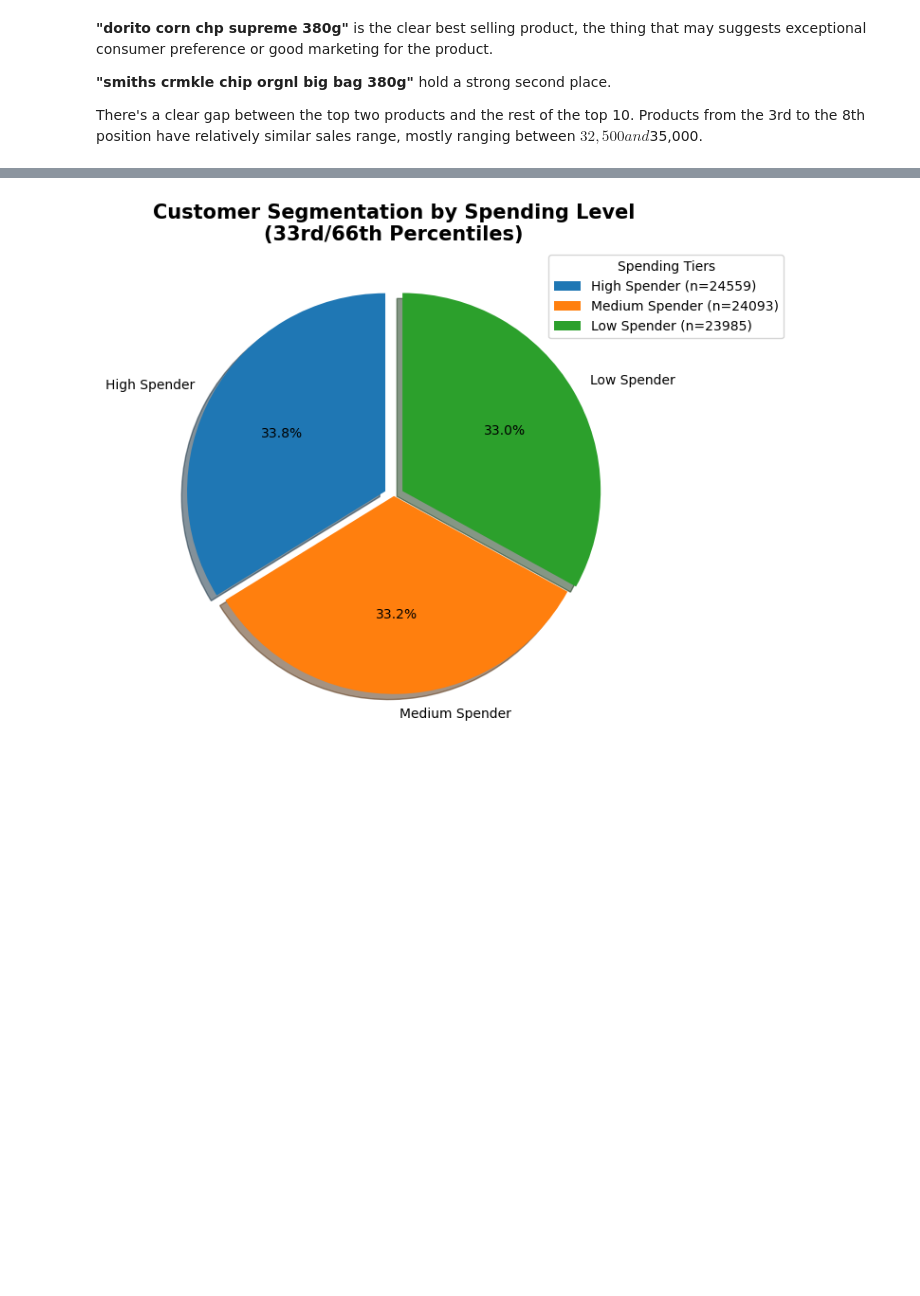
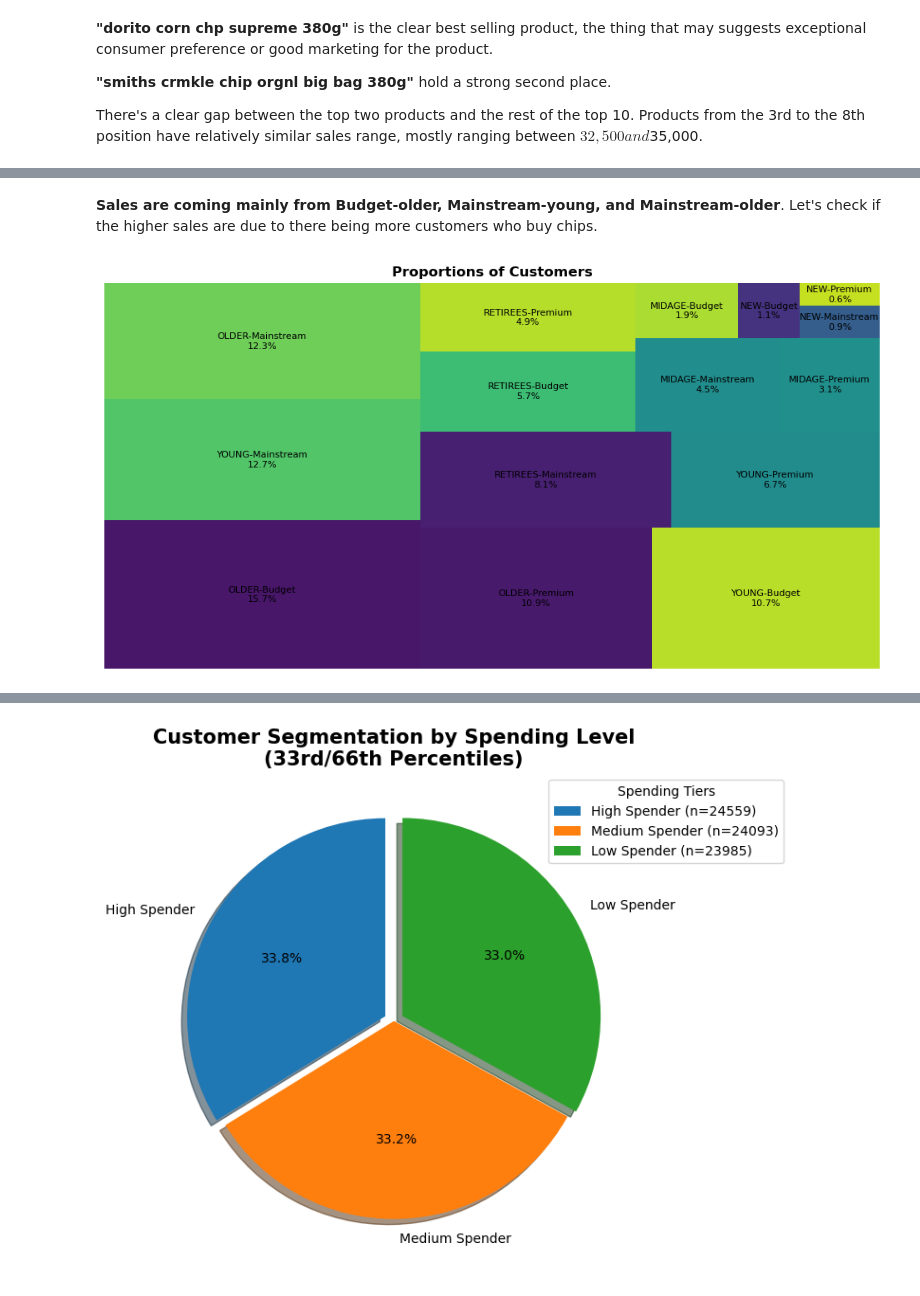
Before and after one commit to bn-khalifa/RetailTrialImpactAnalysis, a Jupyter notebook: 1st_Sprint/RetailStrategy&Analytics.ipynb, the cells around one changed output, grey strips where cells are left out. Saved outputs shown, nothing was run; the diff lists cells and outputs as text; code cells hidden in the pictures; blank space fills up the shorter version.

```diff
--- a/1st_Sprint/RetailStrategy&Analytics.ipynb
+++ b/1st_Sprint/RetailStrategy&Analytics.ipynb
@@ -453,0 +479,22 @@ Products from the 3rd to the 8th position have relatively similar sales range, m
+# %% [markdown]
+**Sales are coming mainly from Budget-older, Mainstream-young, and Mainstream-older**. Let's check if the higher sales are due to there being more customers who buy chips.
+# %%
+customerSegments=full_df.groupby(['AgeGroup', 'PremiumCustomer']).agg(
+    TransactionsCount=('TransactionID', 'count')
+    ).sort_values(by='TransactionsCount', ascending=False).reset_index()
+
+customerSegments['label']=customerSegments.apply(
+    lambda x : f"{x['AgeGroup']}-{x['PremiumCustomer']}\n{x['TransactionsCount']/customerSegments['TransactionsCount'].sum():.1%}",
+    axis=1
+)
+plt.figure(figsize=(12, 6))
+squarify.plot(
+    sizes=customerSegments['TransactionsCount'],
+    label=customerSegments['label'],
+    text_kwargs={'fontsize':8}
+)
+plt.title('Proportions of Customers', fontweight='bold')
+plt.axis('off')
+plt.show()
+# %% [output]
+[figure, added]
```
Also changed, not shown: parts of 15 cells of this notebook.
